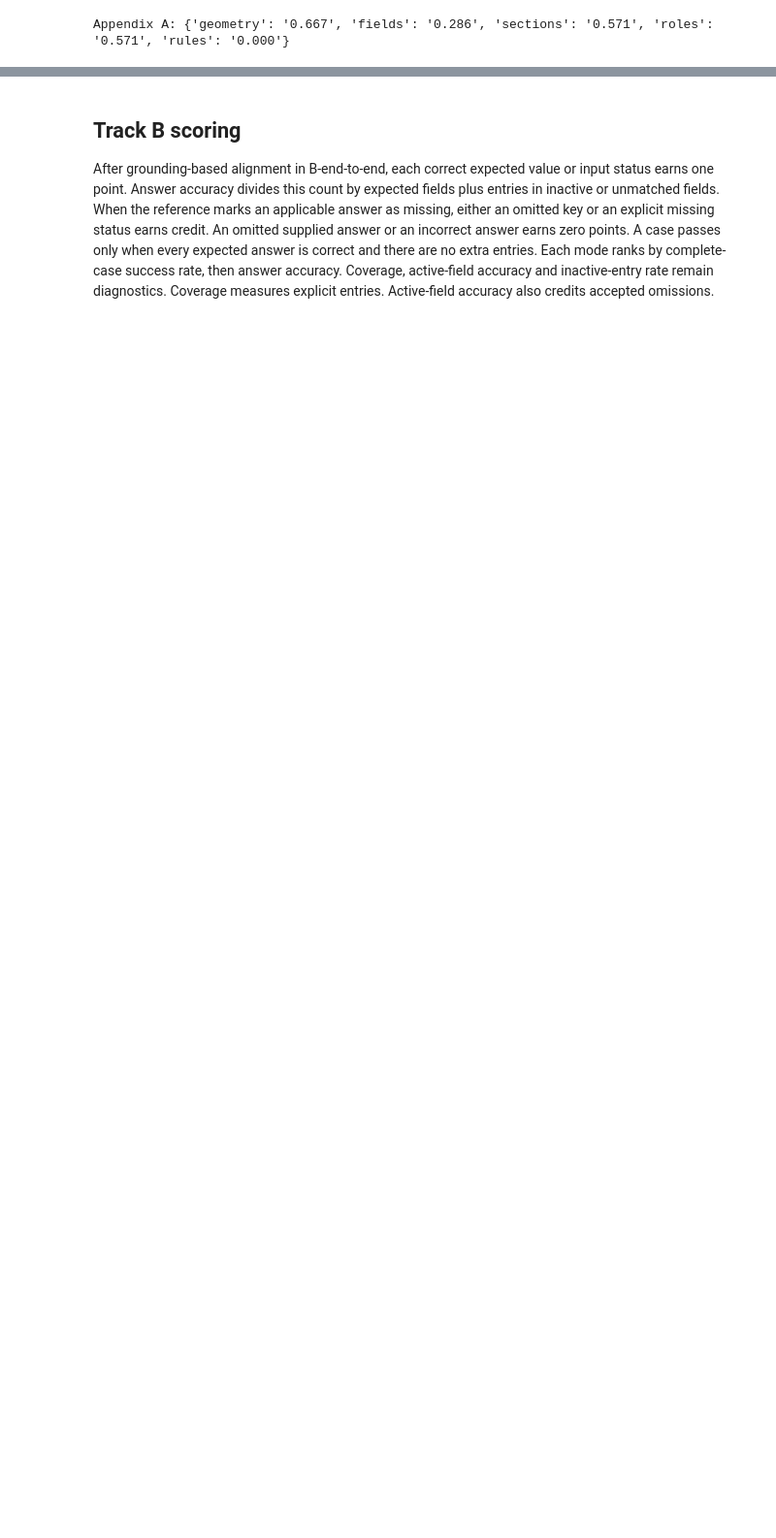
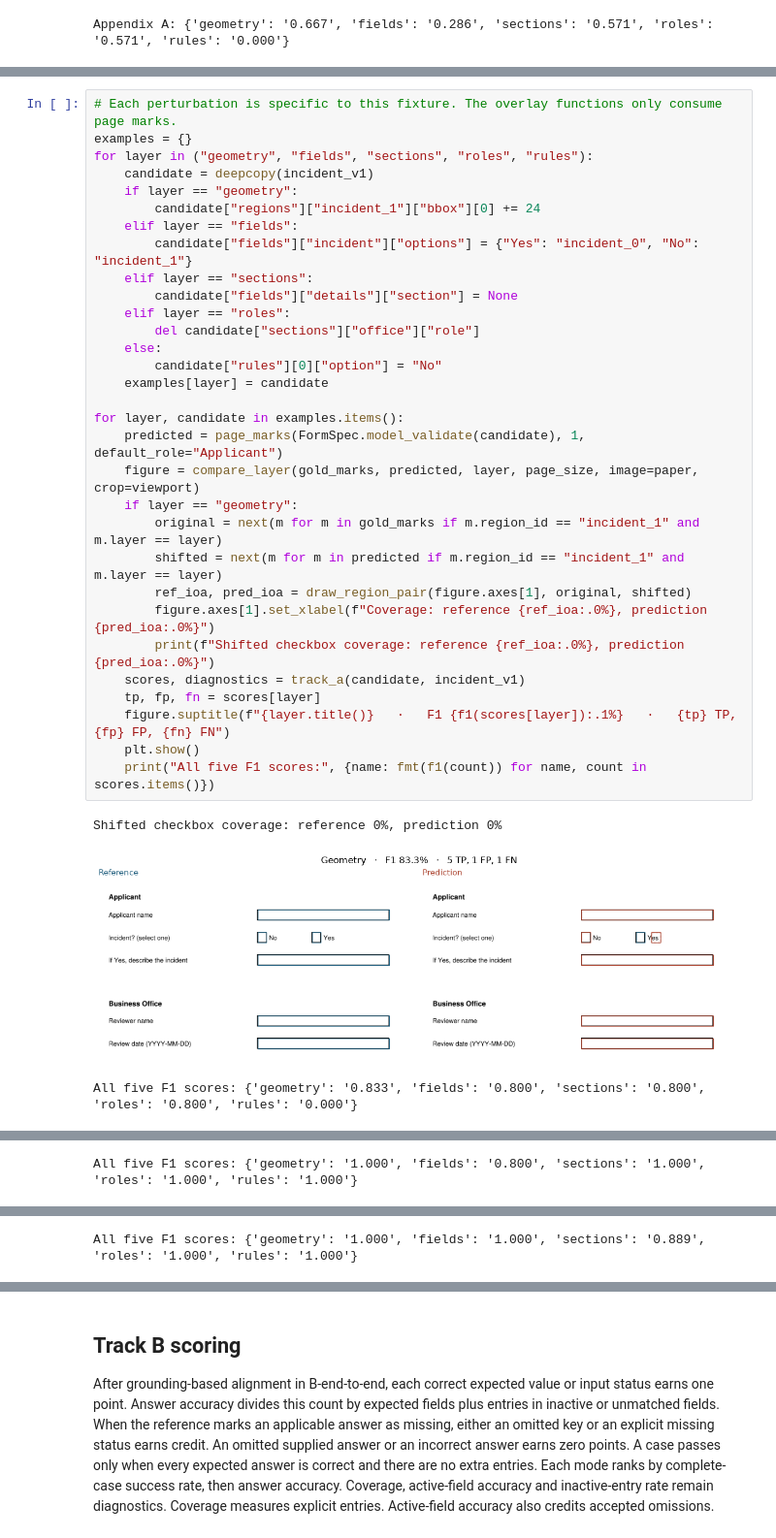
Before and after one commit to globalforms/metric-pilot, a Jupyter notebook: GlobalForms-metric-pilot.ipynb, the cells around one changed output, grey strips where cells are left out. Shown at 97% size. Drawn from its saved outputs; the diff is of its cells as text; blank space fills up the shorter version.

```diff
--- a/GlobalForms-metric-pilot.ipynb
+++ b/GlobalForms-metric-pilot.ipynb
@@ -509,0 +496,35 @@ Appendix A: {'geometry': '0.667', 'fields': '0.286', 'sections': '0.571', 'roles
+# %%
+# Each perturbation is specific to this fixture. The overlay functions only consume page marks.
+examples = {}
+for layer in ("geometry", "fields", "sections", "roles", "rules"):
+    candidate = deepcopy(incident_v1)
+    if layer == "geometry":
+        candidate["regions"]["incident_1"]["bbox"][0] += 24
+    elif layer == "fields":
+        candidate["fields"]["incident"]["options"] = {"Yes": "incident_0", "No": "incident_1"}
+    elif layer == "sections":
+        candidate["fields"]["details"]["section"] = None
+    elif layer == "roles":
+        del candidate["sections"]["office"]["role"]
+    else:
+        candidate["rules"][0]["option"] = "No"
+    examples[layer] = candidate
+
+for layer, candidate in examples.items():
+    predicted = page_marks(FormSpec.model_validate(candidate), 1, default_role="Applicant")
+    figure = compare_layer(gold_marks, predicted, layer, page_size, image=paper, crop=viewport)
+    if layer == "geometry":
+        original = next(m for m in gold_marks if m.region_id == "incident_1" and m.layer == layer)
+        shifted = next(m for m in predicted if m.region_id == "incident_1" and m.layer == layer)
+        ref_ioa, pred_ioa = draw_region_pair(figure.axes[1], original, shifted)
+        figure.axes[1].set_xlabel(f"Coverage: reference {ref_ioa:.0%}, prediction {pred_ioa:.0%}")
+        print(f"Shifted checkbox coverage: reference {ref_ioa:.0%}, prediction {pred_ioa:.0%}")
+    scores, diagnostics = track_a(candidate, incident_v1)
+    tp, fp, fn = scores[layer]
+    figure.suptitle(f"{layer.title()}   ·   F1 {f1(scores[layer]):.1%}   ·   {tp} TP, {fp} FP, {fn} FN")
+    plt.show()
+    print("All five F1 scores:", {name: fmt(f1(count)) for name, count in scores.items()})
+# %% [output]
+Shifted checkbox coverage: reference 0%, prediction 0%
+[figure, added]
+All five F1 scores: {'geometry': '0.833', 'fields': '0.800', 'sections': '0.800', 'roles': '0.800', 'rules': '0.000'}
@@ -509,0 +532 @@ Appendix A: {'geometry': '0.667', 'fields': '0.286', 'sections': '0.571', 'roles
+All five F1 scores: {'geometry': '1.000', 'fields': '0.800', 'sections': '1.000', 'roles': '1.000', 'rules': '1.000'}
@@ -509,0 +534 @@ Appendix A: {'geometry': '0.667', 'fields': '0.286', 'sections': '0.571', 'roles
+All five F1 scores: {'geometry': '1.000', 'fields': '1.000', 'sections': '0.889', 'roles': '1.000', 'rules': '1.000'}
```
Also changed, not shown: parts of 3 cells of this notebook, 3 other files.
